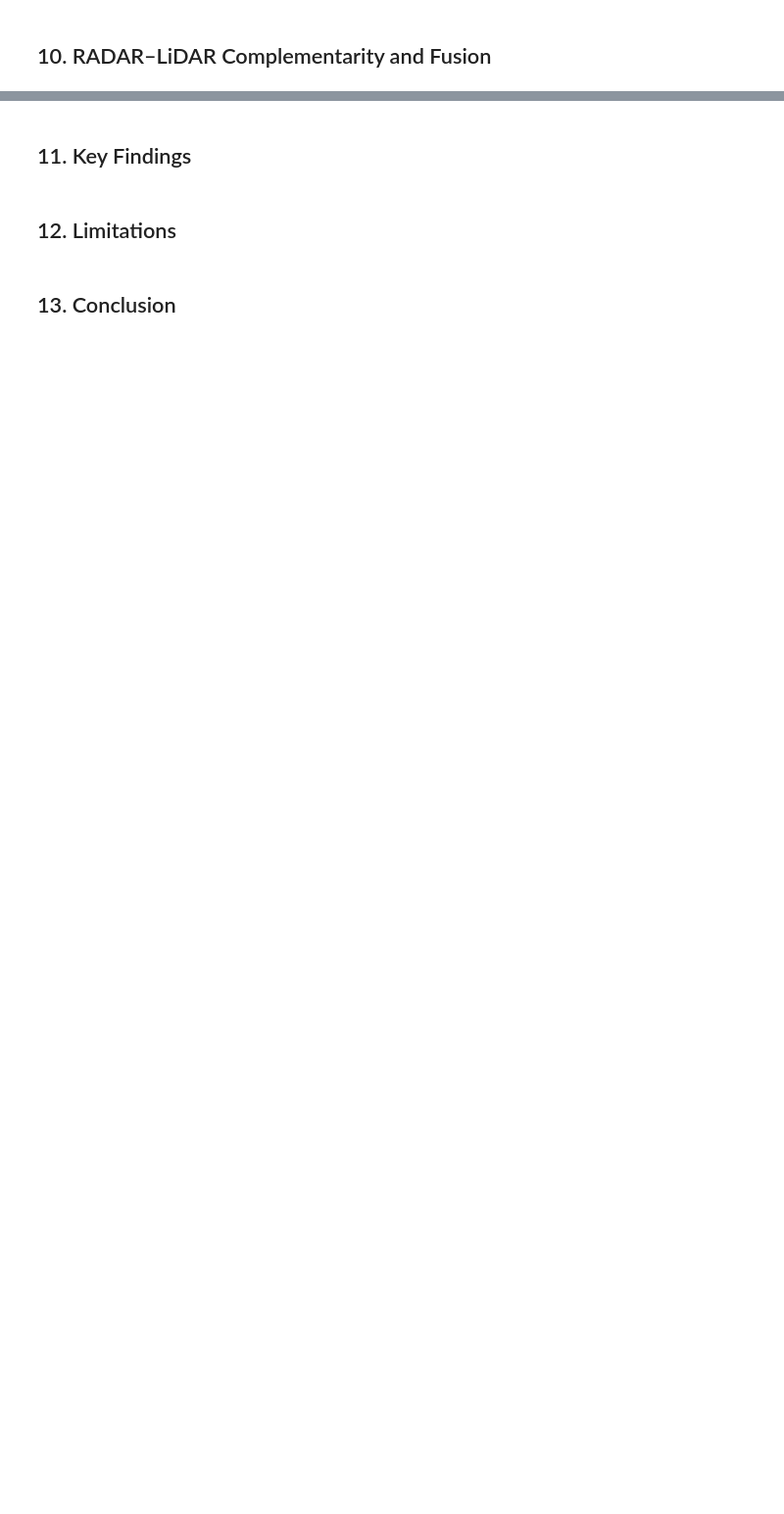
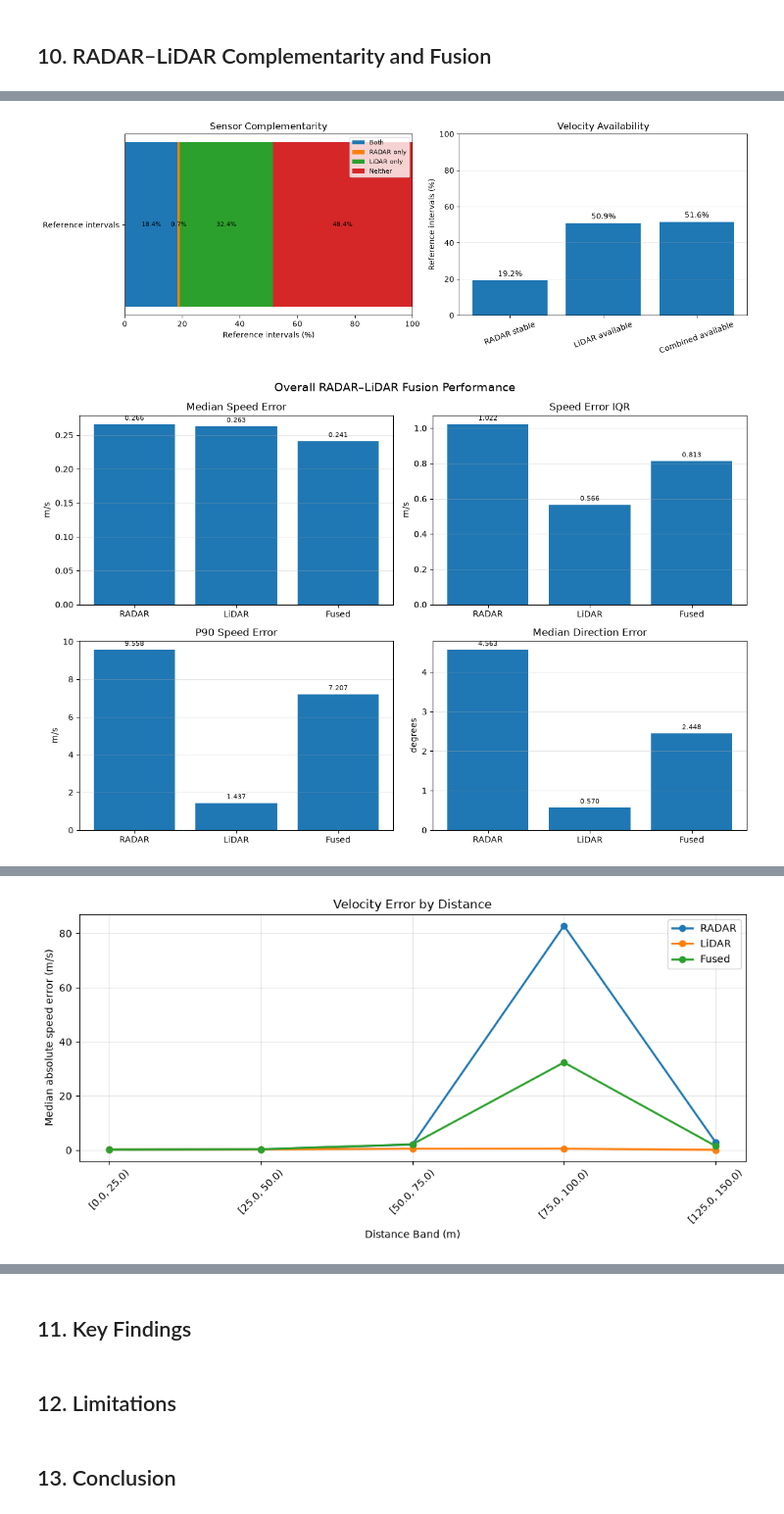
Before and after one commit to lailaamin70/Boeing-RADAR-Autonomous-, a Jupyter notebook: condition_velocity.ipynb, the cells around one changed output, grey strips where cells are left out. Shown at 98% size. Drawn from its saved outputs; the diff is of its cells as text; code cells hidden in the pictures; blank space fills up the shorter version.

```diff
--- a/condition_velocity.ipynb
+++ b/condition_velocity.ipynb
@@ -1616,0 +1419,7 @@ Does combining RADAR and LiDAR improve velocity availability and/or velocity acc
+# %%
+fusion_df = add_fusion_columns(cross_condition_df)
+complementarity = complementarity_summary(fusion_df)
+fusion_accuracy = fusion_accuracy_summary(fusion_df)
+
+display(complementarity)
+display(fusion_accuracy)
@@ -1616,0 +1441,6 @@ Does combining RADAR and LiDAR improve velocity availability and/or velocity acc
+# %%
+fusion_by_area = fusion_condition_summary(fusion_df, "area")
+fusion_by_weather = fusion_condition_summary(fusion_df, "weather")
+fusion_by_visibility = fusion_condition_summary(fusion_df, "visibility")
+fusion_by_object = fusion_condition_summary(fusion_df, "object_type")
+fusion_by_distance = fusion_condition_summary(fusion_df, "distance")
@@ -1616,0 +1453,6 @@ Does combining RADAR and LiDAR improve velocity availability and/or velocity acc
+# %%
+fusion_gain_area = fusion_gain_summary(fusion_by_area, "area")
+fusion_gain_weather = fusion_gain_summary(fusion_by_weather, "weather")
+fusion_gain_visibility = fusion_gain_summary(fusion_by_visibility, "visibility")
+fusion_gain_object = fusion_gain_summary(fusion_by_object, "object_type")
+fusion_gain_distance = fusion_gain_summary(fusion_by_distance, "distance")
@@ -1616,0 +1467,24 @@ Does combining RADAR and LiDAR improve velocity availability and/or velocity acc
+# %%
+plot_fusion_complementarity(complementarity)
+plot_overall_fusion_accuracy(fusion_accuracy)
+
+plot_fusion_condition_grid(
+    fusion_by_area,
+    fusion_by_weather,
+    fusion_by_visibility,
+    fusion_by_object,
+)
+
+plot_fusion_distance(fusion_by_distance)
+
+plot_fusion_gain_grid(
+    fusion_gain_area,
+    fusion_gain_weather,
+    fusion_gain_visibility,
+    fusion_gain_object,
+)
+
+plot_fusion_gain_distance(fusion_gain_distance)
+# %% [output]
+[figure, added]
+[figure, added]
@@ -1616,0 +1492 @@ Does combining RADAR and LiDAR improve velocity availability and/or velocity acc
+[figure, added]
```
Also changed, not shown: parts of 34 cells of this notebook, 12 other files.
